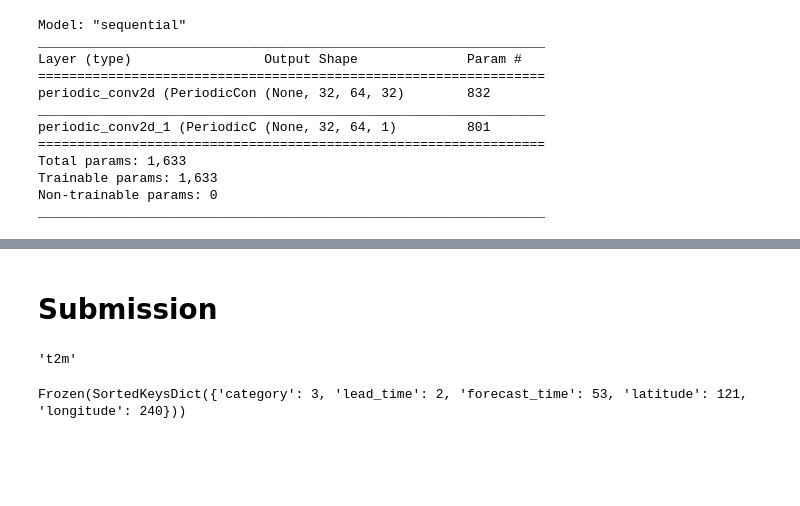
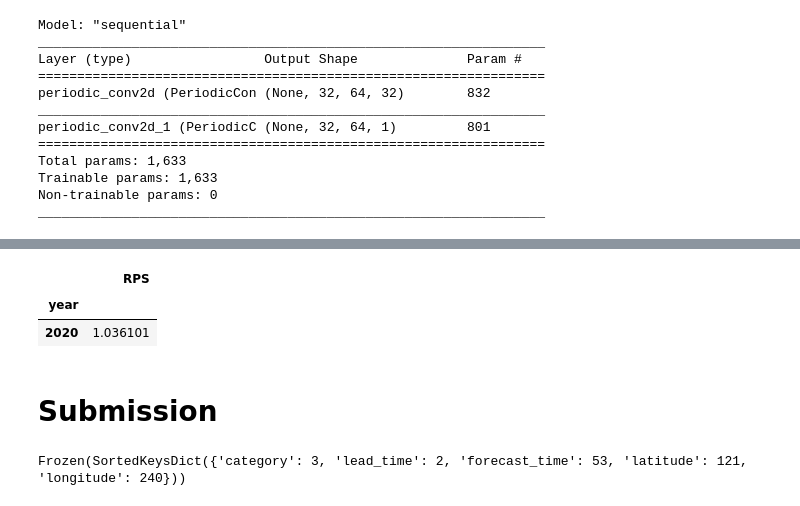
Before and after one commit to steidani/s2s-ai-challenge-kit-eth-ubern, a Jupyter notebook: notebooks/ML_train_and_predict.ipynb, the cells around one changed output, grey strips where cells are left out. Drawn from its saved outputs; the diff is of its cells as text; code cells hidden in the pictures; blank space fills up the shorter version.

```diff
--- a/notebooks/ML_train_and_predict.ipynb
+++ b/notebooks/ML_train_and_predict.ipynb
@@ -399,6 +427,8 @@ submission = make_probabilistic(preds.expand_dims('realization'), tercile_edges,
+# %%
+print_RPS_per_year(preds_test)
+# %% [output]
+|  | RPS |
+| year |  |
+| 2020 | 1.036101 |
 # %% [markdown]
 # Submission
-# %%
-v
-# %% [output]
-'t2m'
```
Also changed, not shown: parts of 33 cells of this notebook, 3 other files.
